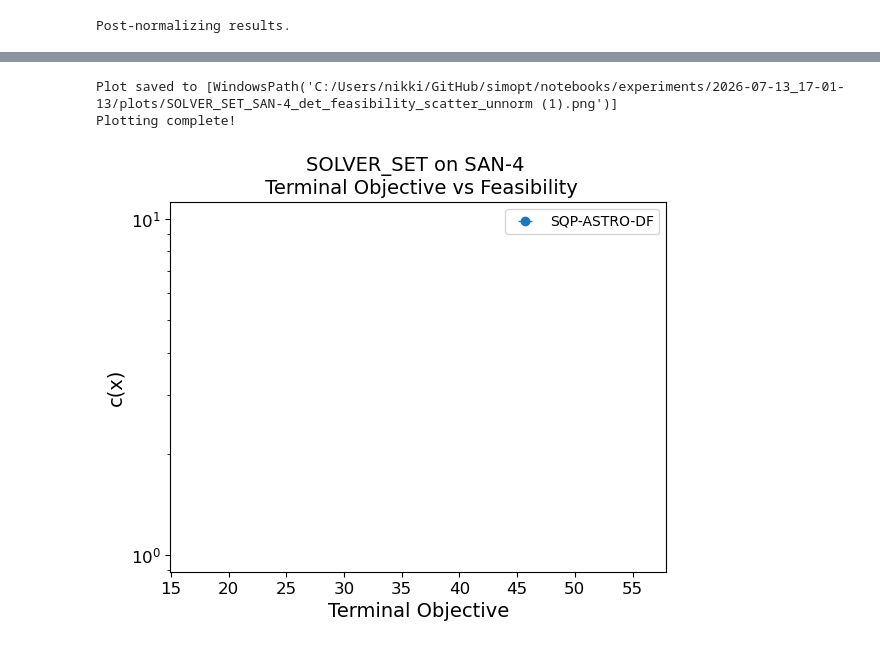
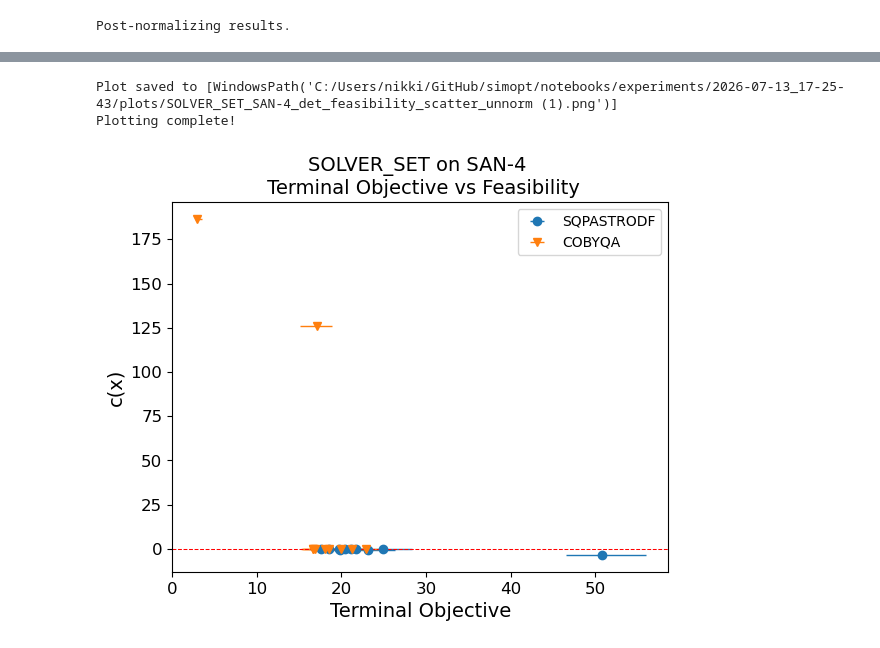
Before and after one commit to simopt-admin/simopt, a Jupyter notebook: notebooks/astro_testing.ipynb, the cells around one changed output, grey strips where cells are left out. Cells and saved outputs as stored; diff of their text form; code cells hidden in the pictures.

```diff
--- a/notebooks/astro_testing.ipynb
+++ b/notebooks/astro_testing.ipynb
@@ -133,7 +126,7 @@ mymetaexperiment = ProblemsSolvers(
     problem_names=problem_abbr_names,
     solver_factors = solver_factors,
     problem_factors = problem_factors,
-    solver_renames = solver_renames
+    #solver_renames = solver_renames
 )
 
 # Write to log file.
@@ -363,19 +356,19 @@ Plotting complete!
 # %%
 def _print_path(plot_path: list[Path]) -> None:
     print(f"Plot saved to {plot_path!s}")
 
 
 _print_path(
     plot_det_terminal_feasibility(
-        experiments=mymetaexperiment.experiments, all_in_one = True, plot_conf_ints = True, feas_tol = 1e-4, log_scale=True
+        experiments=mymetaexperiment.experiments, all_in_one = True, plot_conf_ints = True, feas_tol = 1e-4, log_scale=False
     )
 )
 
 print("Plotting complete!")
 # %% [output]
-Plot saved to [WindowsPath('C:/Users/nikki/GitHub/simopt/notebooks/experiments/2026-07-13_17-01-13/plots/SOLVER_SET_SAN-4_det_feasibility_scatter_unnorm (1).png')]
+Plot saved to [WindowsPath('C:/Users/nikki/GitHub/simopt/notebooks/experiments/2026-07-13_17-25-43/plots/SOLVER_SET_SAN-4_det_feasibility_scatter_unnorm (1).png')]
 Plotting complete!
-[figure, old version]
+[figure, new version]
 # %%
 def _print_path(plot_path: list[Path]) -> None:
     print(f"Plot saved to {plot_path!s}")
```
Also changed, not shown: parts of 11 cells of this notebook, 2 other files.
